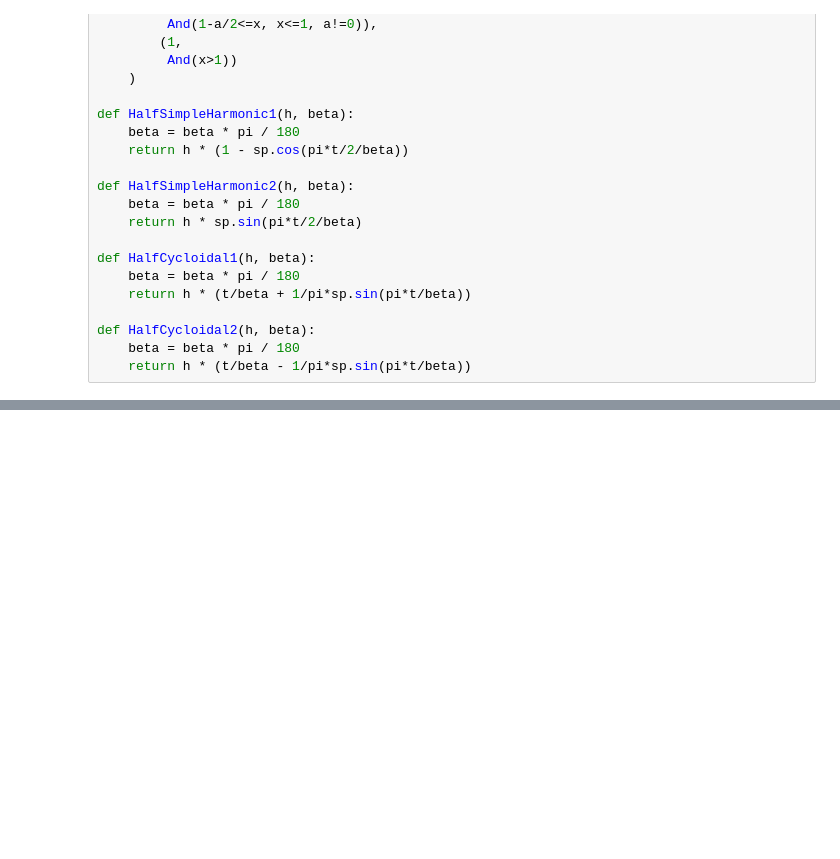
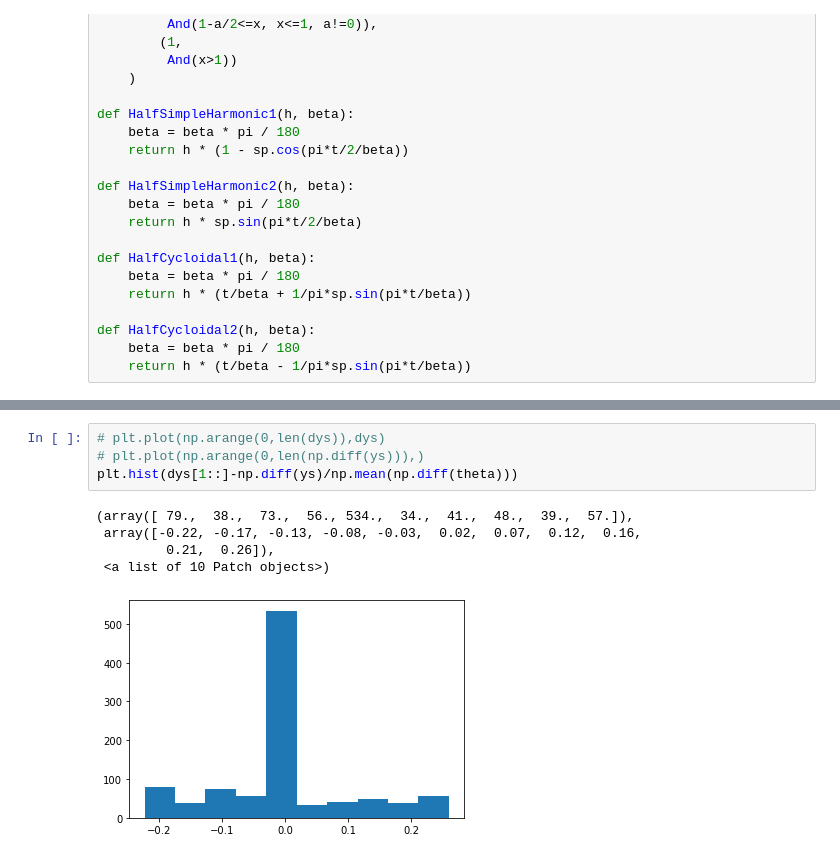
Before and after one commit to chimnonvuive/literate-meme, a Jupyter notebook: air compressor/cam.ipynb, the cells around one changed output, grey strips where cells are left out. Saved outputs shown, nothing was run; the diff lists cells and outputs as text; blank space fills up the shorter version.

```diff
--- a/air compressor/cam.ipynb
+++ b/air compressor/cam.ipynb
@@ -236,0 +234,10 @@ np.savetxt('cam_profile.txt',np.array([xn,yn,np.zeros(len(xn))]).T,delimiter='\t
+# %%
+# plt.plot(np.arange(0,len(dys)),dys)
+# plt.plot(np.arange(0,len(np.diff(ys))),)
+plt.hist(dys[1::]-np.diff(ys)/np.mean(np.diff(theta)))
+# %% [output]
+(array([ 79.,  38.,  73.,  56., 534.,  34.,  41.,  48.,  39.,  57.]),
+ array([-0.22, -0.17, -0.13, -0.08, -0.03,  0.02,  0.07,  0.12,  0.16,
+         0.21,  0.26]),
+ <a list of 10 Patch objects>)
+[figure, added]
```
Also changed, not shown: parts of 3 cells of this notebook, 4 other files.
